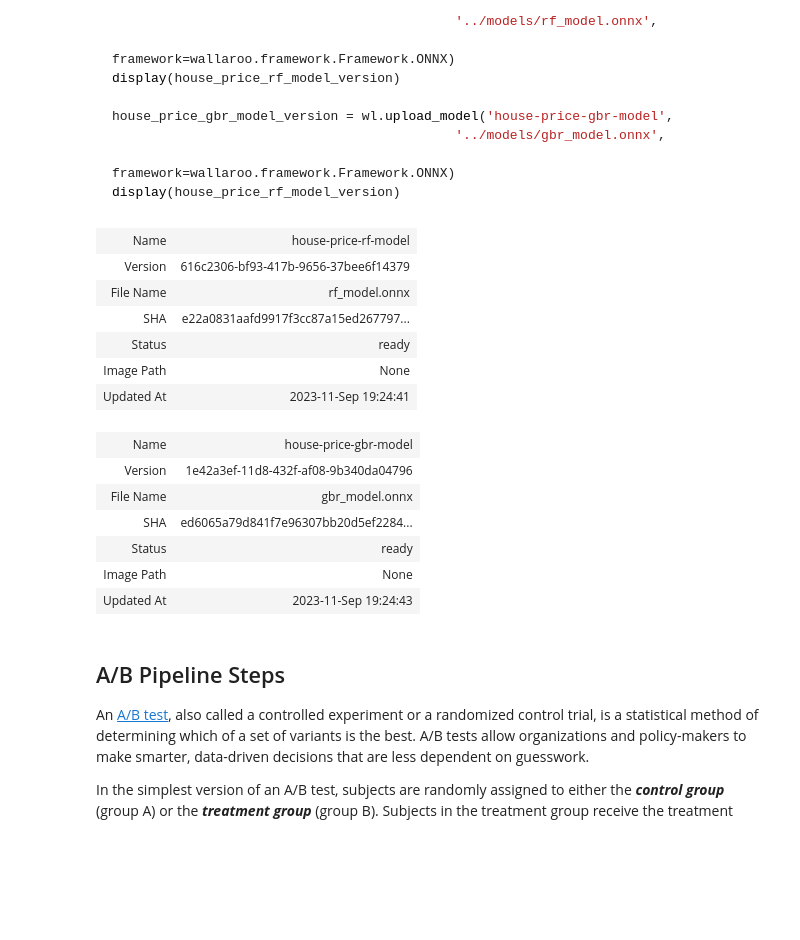
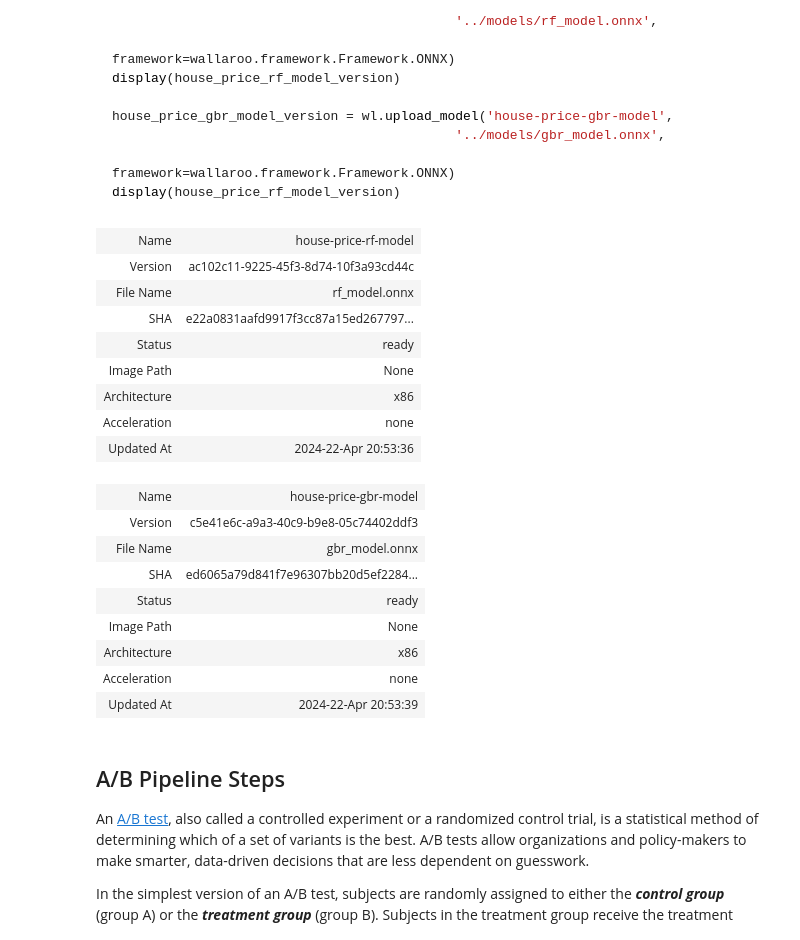
Before and after one commit to WallarooLabs/Workshops, a Jupyter notebook: Linear Regression/Real Estate/Notebooks-with-code/N2_production_experiments-with-code.ipynb, the cells around one changed output. Cells and saved outputs as stored; diff of their text form; code cells hidden in the pictures; blank space fills up the shorter version.

```diff
--- a/Linear Regression/Real Estate/Notebooks-with-code/N2_production_experiments-with-code.ipynb
+++ b/Linear Regression/Real Estate/Notebooks-with-code/N2_production_experiments-with-code.ipynb
@@ -92,15 +52,14 @@ wl = wallaroo.Client()
 
 # retrieve the previous workspace, model, and pipeline version
 
-workspace_name = "workshop-workspace-john"
+workspace_name = "workshop-workspace-john-05"
 
-workspace = wl.get_workspace(name=workspace_name, create_if_not_exist=True)
+workspace = wl.get_workspace(name=workspace_name)
 
 # set your current workspace to the workspace that you just created
 wl.set_current_workspace(workspace)
 
-# optionally, examine your current workspace
-wl.get_current_workspace()
+
 
 model_name = 'house-price-prime'
 
@@ -146,28 +123,32 @@ display(house_price_rf_model_version)
 # %%
 house_price_rf_model_version = wl.upload_model('house-price-rf-model',
                                             '../models/rf_model.onnx',
-                                            framework=wallaroo.framework.Framework.ONNX)
+                                            framework=wallaroo.framework.Framework.ONNX).configure(tensor_fields=['tensor'])
 display(house_price_rf_model_version)
 
 house_price_gbr_model_version = wl.upload_model('house-price-gbr-model',
                                             '../models/gbr_model.onnx',
-                                            framework=wallaroo.framework.Framework.ONNX)
+                                            framework=wallaroo.framework.Framework.ONNX).configure(tensor_fields=['tensor'])
 display(house_price_gbr_model_version)
 # %% [output]
 | Name | house-price-rf-model |
-| Version | 616c2306-bf93-417b-9656-37bee6f14379 |
+| Version | ac102c11-9225-45f3-8d74-10f3a93cd44c |
 | File Name | rf_model.onnx |
 | SHA | e22a0831aafd9917f3cc87a15ed267797... |
 | Status | ready |
 | Image Path | None |
-| Updated At | 2023-11-Sep 19:24:41 |
+| Architecture | x86 |
+| Acceleration | none |
+| Updated At | 2024-22-Apr 20:53:36 |
 | Name | house-price-gbr-model |
-| Version | 1e42a3ef-11d8-432f-af08-9b340da04796 |
+| Version | c5e41e6c-a9a3-40c9-b9e8-05c74402ddf3 |
 | File Name | gbr_model.onnx |
 | SHA | ed6065a79d841f7e96307bb20d5ef2284... |
 | Status | ready |
 | Image Path | None |
-| Updated At | 2023-11-Sep 19:24:43 |
+| Architecture | x86 |
+| Acceleration | none |
+| Updated At | 2024-22-Apr 20:53:39 |
 # %% [markdown]
 ## A/B Pipeline Steps
 
```
Also changed, not shown: parts of 11 cells of this notebook, 25 other files.
